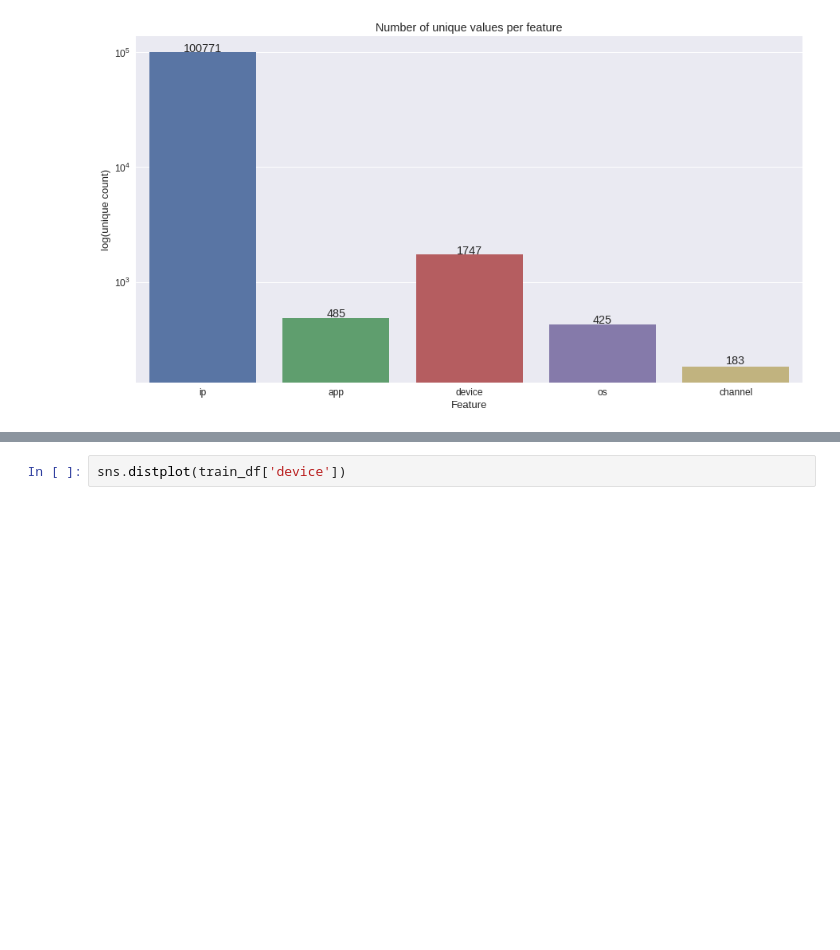
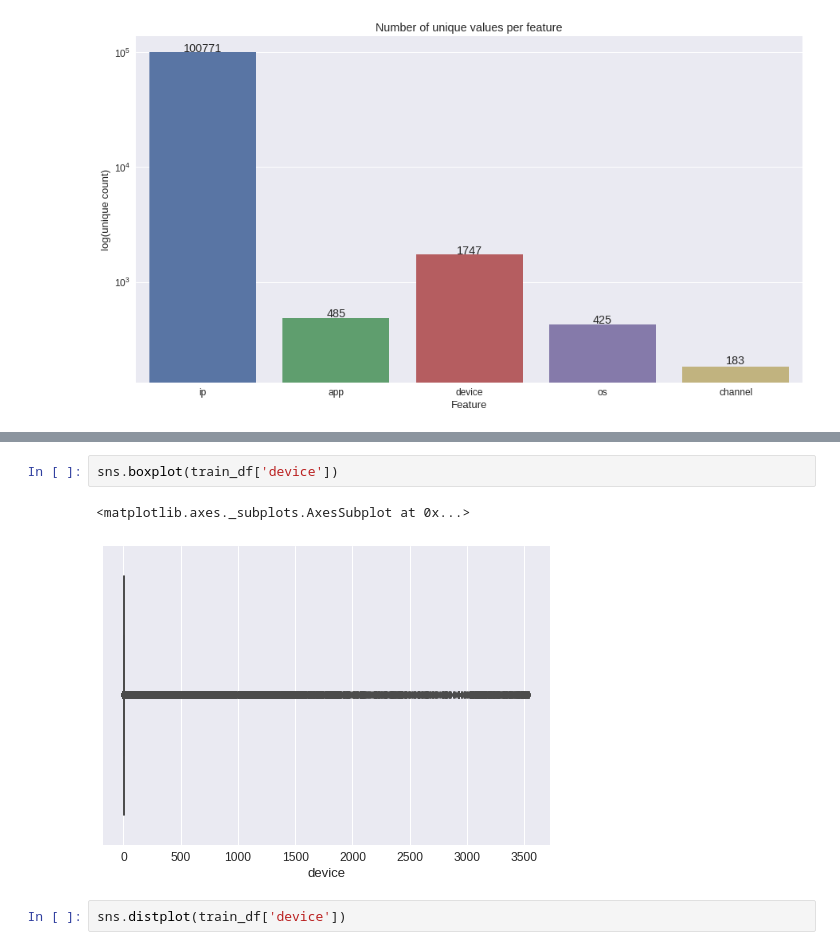
Before and after one commit to Nick7hill/kaggle, a Jupyter notebook: talkingdata_adtracking_fraud_detection/adtracking.ipynb, the cells around one changed output, grey strips where cells are left out. Drawn from its saved outputs; the diff is of its cells as text; blank space fills up the shorter version.

```diff
--- a/talkingdata_adtracking_fraud_detection/adtracking.ipynb
+++ b/talkingdata_adtracking_fraud_detection/adtracking.ipynb
@@ -106,3 +169,8 @@ sns.distplot(train_df['app'])
+# %%
+sns.boxplot(train_df['device'])
+# %% [output]
+<matplotlib.axes._subplots.AxesSubplot at 0x...>
+[figure, added]
 # %%
 sns.distplot(train_df['device'])
 # %% [output]
```
Also changed, not shown: parts of 36 cells of this notebook.
